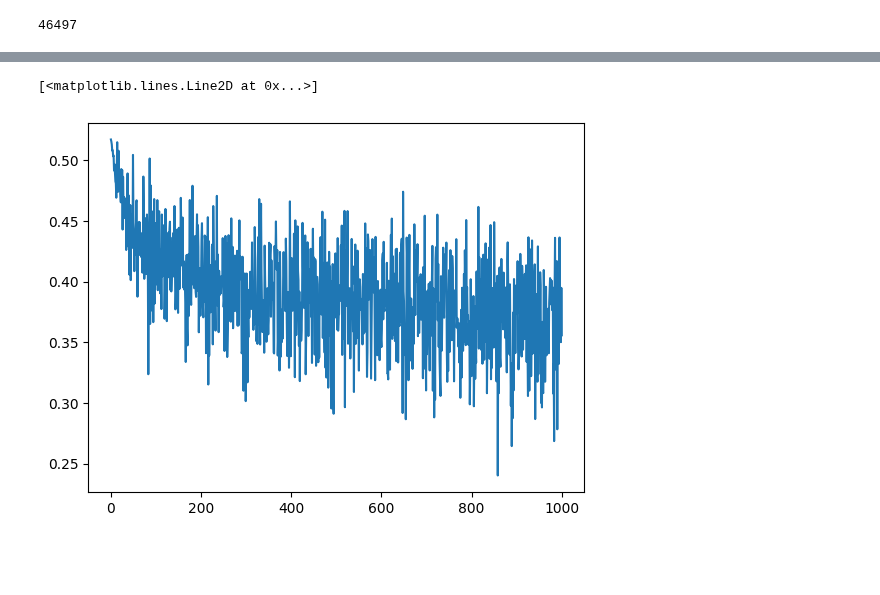
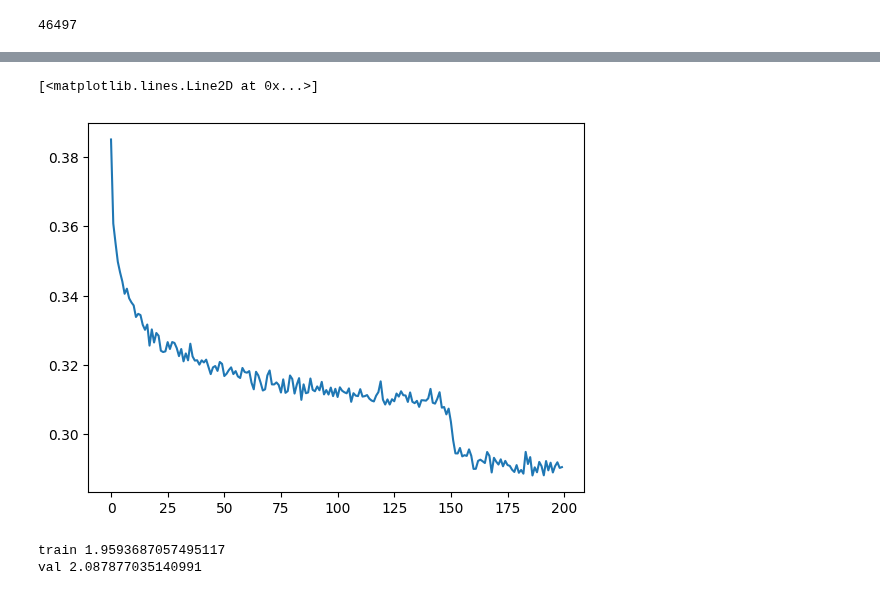
Before and after one commit to dominiksakic/zero_to_hero, a Jupyter notebook: basics_05_conv.ipynb, the cells around one changed output, grey strips where cells are left out. Saved outputs shown, nothing was run; the diff lists cells and outputs as text; code cells hidden in the pictures; blank space fills up the shorter version.

Commit message:
feat: finish training round. - improve visualization of training, by taking mean.

```diff
--- a/basics_05_conv.ipynb
+++ b/basics_05_conv.ipynb
@@ -185,7 +185,4 @@ for i in range(max_steps):
   lossi.append(loss.log10().item())
   with torch.no_grad():
     ud.append([((lr*p.grad).std() / p.data.std()).log10().item() for p in parameters])
-
-  if i >= 1000:
-    break
 # %% [output]
@@ -193,5 +209,5 @@ for i in range(max_steps):
 # %%
-plt.plot(lossi)
+plt.plot(torch.tensor(lossi).view(-1, 1000).mean(1))
 # %% [output]
 [<matplotlib.lines.Line2D at 0x...>]
-[figure, old version]
+[figure, new version]
@@ -197,0 +219,21 @@ plt.plot(lossi)
+# %%
+@torch.no_grad()
+def split_loss(split):
+  x,y = {
+    'train': (Xtr, Ytr),
+    'val': (Xdev, Ydev),
+    'test': (Xte, Yte),
+  }[split]
+
+  emb = C[x]
+  x = emb.view(emb.shape[0], -1)
+  for layer in layers:
+    x = layer(x)
+  loss = F.cross_entropy(x, y)
+  print(split, loss.item())
+
+split_loss('train')
+split_loss('val')
+# %% [output]
+train 1.9593687057495117
+val 2.087877035140991
```
Also changed, not shown: parts of 2 cells of this notebook.
